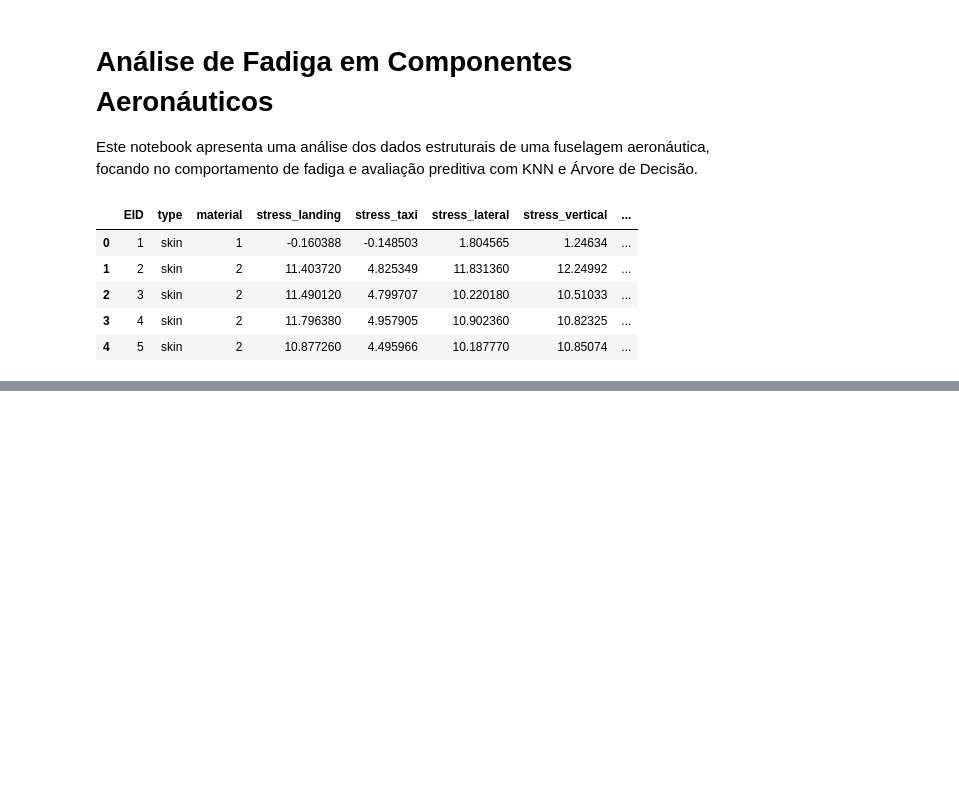
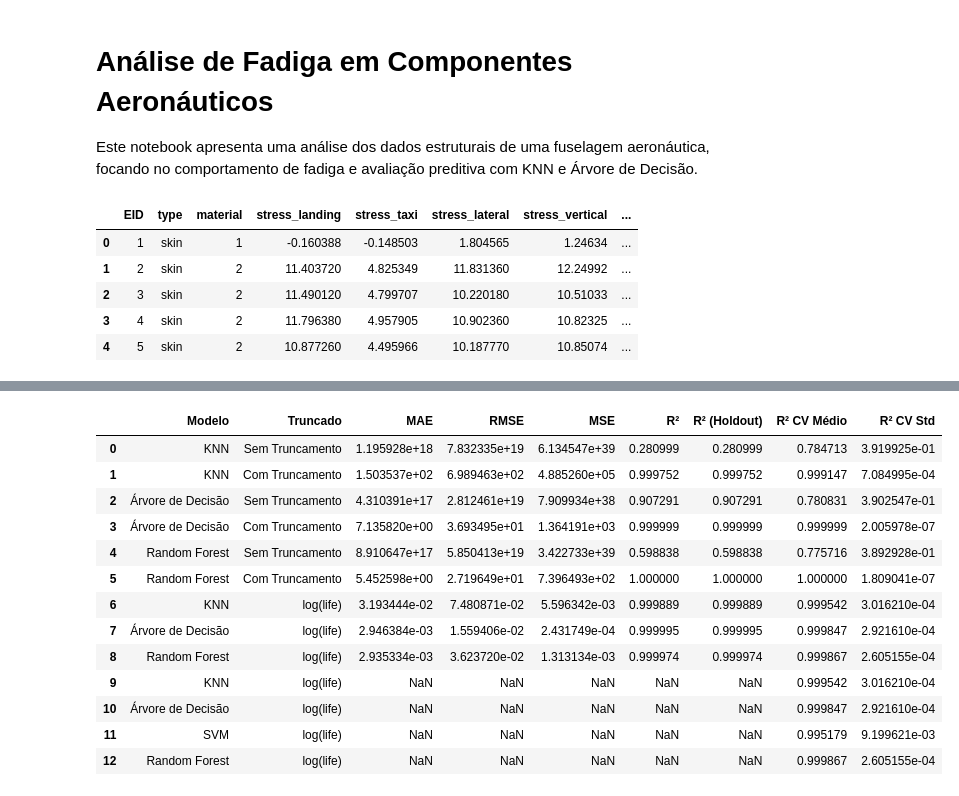
Before and after one commit to VictorOlegario/projeto_ml_ita_2025_01, a Jupyter notebook: projeto_fadiga_vf.ipynb, the cells around one changed output, grey strips where cells are left out. Saved outputs shown, nothing was run; the diff lists cells and outputs as text; code cells hidden in the pictures; blank space fills up the shorter version.

```diff
--- a/projeto_fadiga_vf.ipynb
+++ b/projeto_fadiga_vf.ipynb
@@ -268,0 +238,26 @@ results_df
+# %%
+results_cv_log = [
+    avaliar_modelo_cv(df_log, KNeighborsRegressor(), "KNN", "log(life)"),
+    avaliar_modelo_cv(df_log, DecisionTreeRegressor(random_state=42), "Árvore de Decisão", "log(life)"),
+    avaliar_modelo_cv(df_log, SVR(), "SVM", "log(life)"),
+    avaliar_modelo_cv(df_log, rf_model(), "Random Forest", "log(life)")
+]
+
+# Concatenar com os resultados anteriores
+comparacao_final = pd.concat([results_df_completo, pd.DataFrame(results_cv_log)], ignore_index=True)
+comparacao_final
+# %% [output]
+|  | Modelo | Truncado | MAE | RMSE | MSE | R² | R² (Holdout) | R² CV Médio | R² CV Std |
+| 0 | KNN | Sem Truncamento | 1.195928e+18 | 7.832335e+19 | 6.134547e+39 | 0.280999 | 0.280999 | 0.784713 | 3.919925e-01 |
+| 1 | KNN | Com Truncamento | 1.503537e+02 | 6.989463e+02 | 4.885260e+05 | 0.999752 | 0.999752 | 0.999147 | 7.084995e-04 |
+| 2 | Árvore de Decisão | Sem Truncamento | 4.310391e+17 | 2.812461e+19 | 7.909934e+38 | 0.907291 | 0.907291 | 0.780831 | 3.902547e-01 |
+| 3 | Árvore de Decisão | Com Truncamento | 7.135820e+00 | 3.693495e+01 | 1.364191e+03 | 0.999999 | 0.999999 | 0.999999 | 2.005978e-07 |
+| 4 | Random Forest | Sem Truncamento | 8.910647e+17 | 5.850413e+19 | 3.422733e+39 | 0.598838 | 0.598838 | 0.775716 | 3.892928e-01 |
+| 5 | Random Forest | Com Truncamento | 5.452598e+00 | 2.719649e+01 | 7.396493e+02 | 1.000000 | 1.000000 | 1.000000 | 1.809041e-07 |
+| 6 | KNN | log(life) | 3.193444e-02 | 7.480871e-02 | 5.596342e-03 | 0.999889 | 0.999889 | 0.999542 | 3.016210e-04 |
+| 7 | Árvore de Decisão | log(life) | 2.946384e-03 | 1.559406e-02 | 2.431749e-04 | 0.999995 | 0.999995 | 0.999847 | 2.921610e-04 |
+| 8 | Random Forest | log(life) | 2.935334e-03 | 3.623720e-02 | 1.313134e-03 | 0.999974 | 0.999974 | 0.999867 | 2.605155e-04 |
+| 9 | KNN | log(life) | NaN | NaN | NaN | NaN | NaN | 0.999542 | 3.016210e-04 |
+| 10 | Árvore de Decisão | log(life) | NaN | NaN | NaN | NaN | NaN | 0.999847 | 2.921610e-04 |
+| 11 | SVM | log(life) | NaN | NaN | NaN | NaN | NaN | 0.995179 | 9.199621e-03 |
+| 12 | Random Forest | log(life) | NaN | NaN | NaN | NaN | NaN | 0.999867 | 2.605155e-04 |
```
Also changed, not shown: parts of 13 cells of this notebook, 1 other file.
